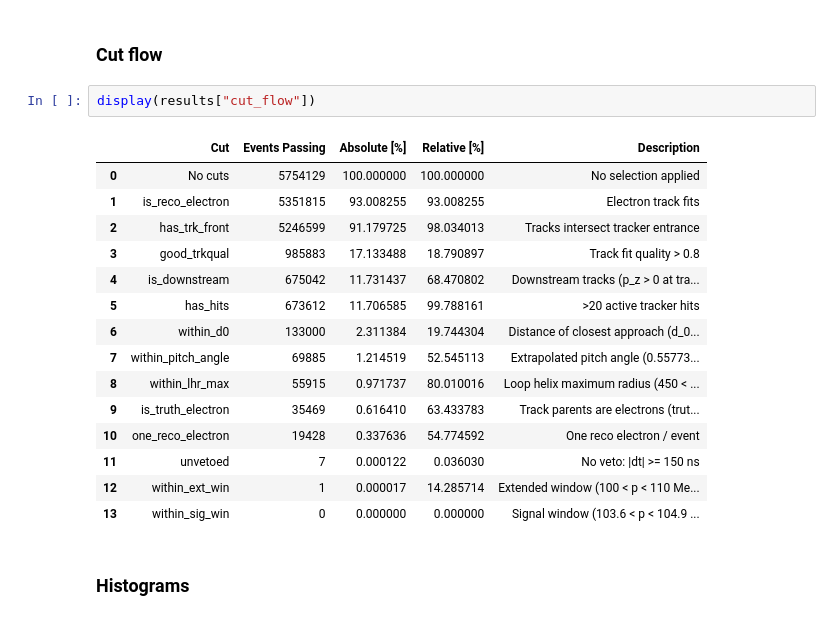
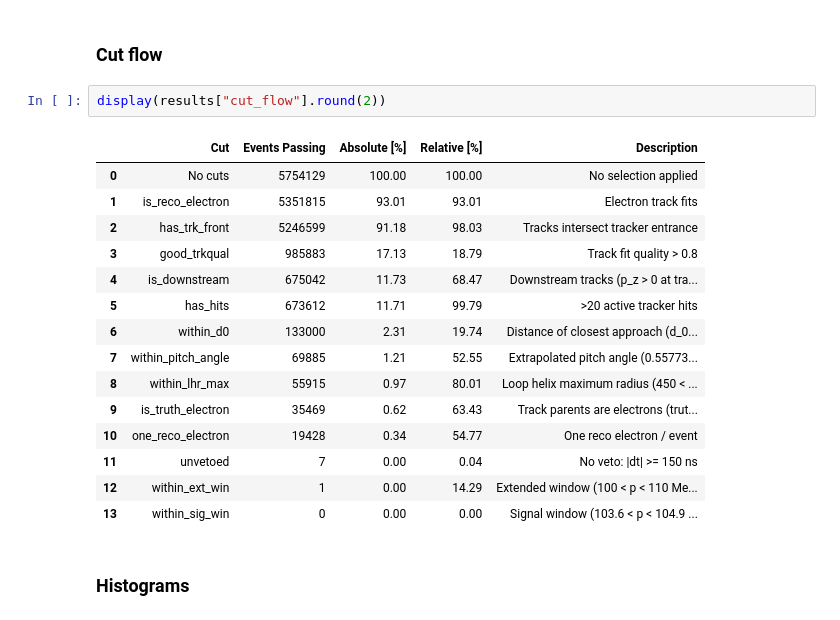
Before and after one commit to sam-grant/mu2e-cosmic, a Jupyter notebook: notebooks/ana/alpha_CRY_offspill-LH_as.ipynb, the cells around one changed output. Saved outputs shown, nothing was run; the diff lists cells and outputs as text.

```diff
--- a/notebooks/ana/alpha_CRY_offspill-LH_as.ipynb
+++ b/notebooks/ana/alpha_CRY_offspill-LH_as.ipynb
@@ -37,23 +37,23 @@ results_from_persistent = loader.load_all() # Persistent backup
 # %% [markdown]
 ### Cut flow
 # %%
-display(results["cut_flow"])
+display(results["cut_flow"].round(2))
 # %% [output]
 |  | Cut | Events Passing | Absolute [%] | Relative [%] | Description |
-| 0 | No cuts | 5754129 | 100.000000 | 100.000000 | No selection applied |
-| 1 | is_reco_electron | 5351815 | 93.008255 | 93.008255 | Electron track fits |
-| 2 | has_trk_front | 5246599 | 91.179725 | 98.034013 | Tracks intersect tracker entrance |
-| 3 | good_trkqual | 985883 | 17.133488 | 18.790897 | Track fit quality > 0.8 |
-| 4 | is_downstream | 675042 | 11.731437 | 68.470802 | Downstream tracks (p_z > 0 at tra... |
-| 5 | has_hits | 673612 | 11.706585 | 99.788161 | >20 active tracker hits |
-| 6 | within_d0 | 133000 | 2.311384 | 19.744304 | Distance of closest approach (d_0... |
-| 7 | within_pitch_angle | 69885 | 1.214519 | 52.545113 | Extrapolated pitch angle (0.55773... |
-| 8 | within_lhr_max | 55915 | 0.971737 | 80.010016 | Loop helix maximum radius (450 < ... |
-| 9 | is_truth_electron | 35469 | 0.616410 | 63.433783 | Track parents are electrons (trut... |
-| 10 | one_reco_electron | 19428 | 0.337636 | 54.774592 | One reco electron / event |
-| 11 | unvetoed | 7 | 0.000122 | 0.036030 | No veto: |dt| >= 150 ns |
-| 12 | within_ext_win | 1 | 0.000017 | 14.285714 | Extended window (100 < p < 110 Me... |
-| 13 | within_sig_win | 0 | 0.000000 | 0.000000 | Signal window (103.6 < p < 104.9 ... |
+| 0 | No cuts | 5754129 | 100.00 | 100.00 | No selection applied |
+| 1 | is_reco_electron | 5351815 | 93.01 | 93.01 | Electron track fits |
+| 2 | has_trk_front | 5246599 | 91.18 | 98.03 | Tracks intersect tracker entrance |
+| 3 | good_trkqual | 985883 | 17.13 | 18.79 | Track fit quality > 0.8 |
+| 4 | is_downstream | 675042 | 11.73 | 68.47 | Downstream tracks (p_z > 0 at tra... |
+| 5 | has_hits | 673612 | 11.71 | 99.79 | >20 active tracker hits |
+| 6 | within_d0 | 133000 | 2.31 | 19.74 | Distance of closest approach (d_0... |
+| 7 | within_pitch_angle | 69885 | 1.21 | 52.55 | Extrapolated pitch angle (0.55773... |
+| 8 | within_lhr_max | 55915 | 0.97 | 80.01 | Loop helix maximum radius (450 < ... |
+| 9 | is_truth_electron | 35469 | 0.62 | 63.43 | Track parents are electrons (trut... |
+| 10 | one_reco_electron | 19428 | 0.34 | 54.77 | One reco electron / event |
+| 11 | unvetoed | 7 | 0.00 | 0.04 | No veto: |dt| >= 150 ns |
+| 12 | within_ext_win | 1 | 0.00 | 14.29 | Extended window (100 < p < 110 Me... |
+| 13 | within_sig_win | 0 | 0.00 | 0.00 | Signal window (103.6 < p < 104.9 ... |
 # %% [markdown]
 ### Histograms
 # %%
```
Also changed, not shown: parts of 6 cells of this notebook, 7 other files.
